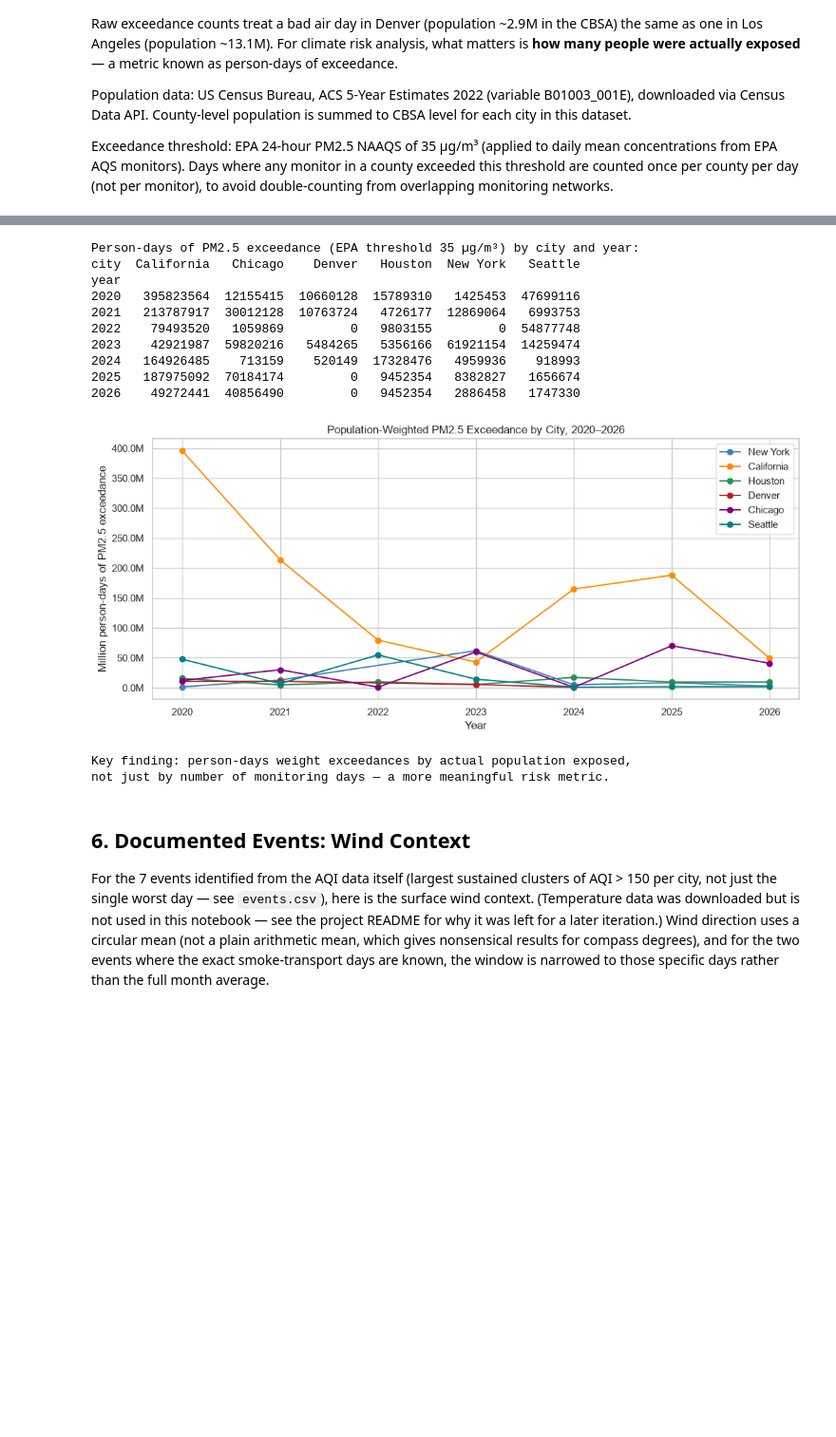
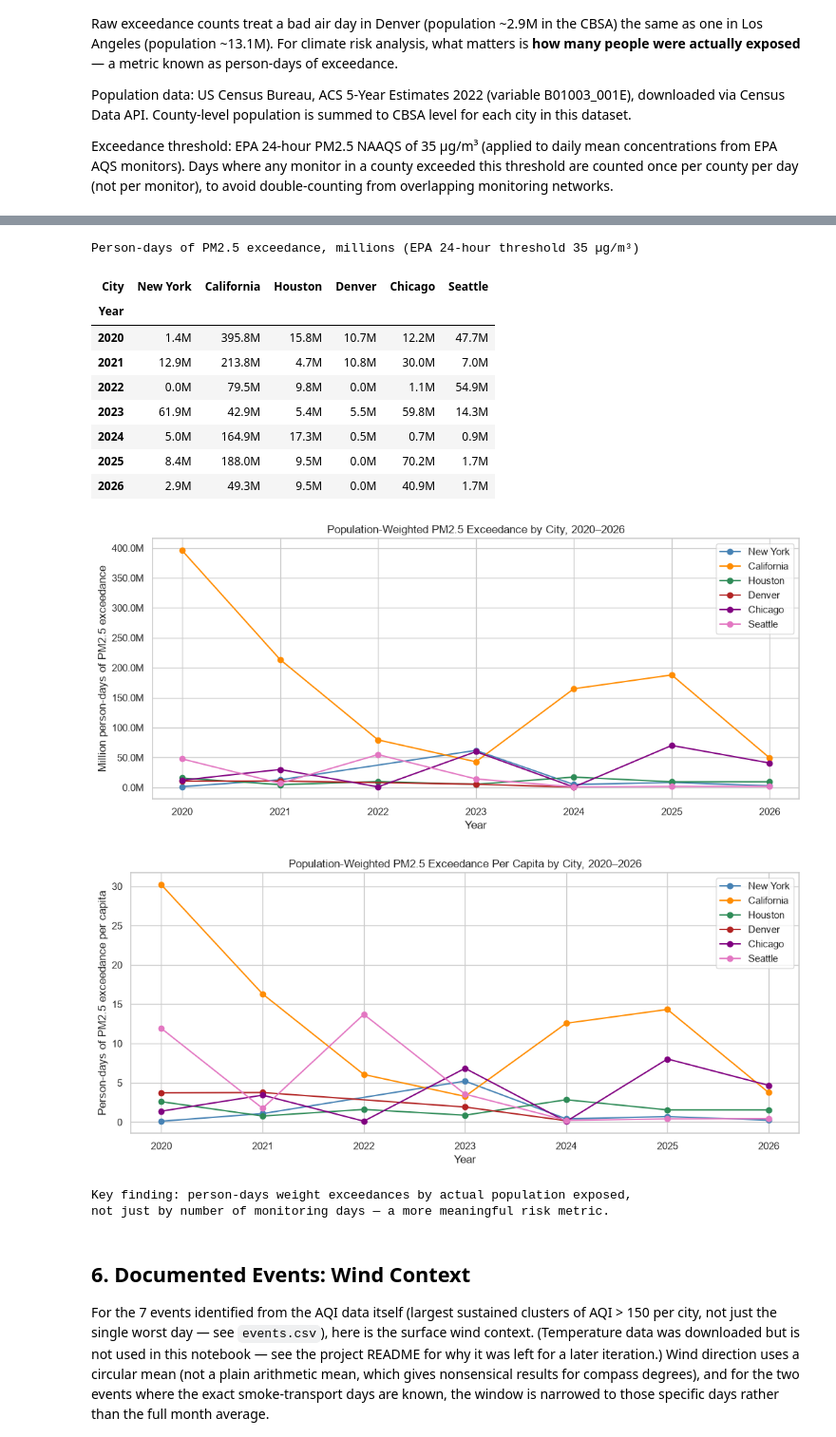
Before and after one commit to AlonsoSheila/air-quality-usa, a Jupyter notebook: air_quality_usa.ipynb, the cells around one changed output, grey strips where cells are left out. Shown at 95% size. Cells and saved outputs as stored; diff of their text form; code cells hidden in the pictures; blank space fills up the shorter version.

Commit message:
Improve Section 5.2 styled tables, Section 11 economic impact, conclusions formatting

```diff
--- a/air_quality_usa.ipynb
+++ b/air_quality_usa.ipynb
@@ -588,47 +587,80 @@ exceed_pop["person_days"] = (
 
 # Summary per city per year
 person_days_summary = (
     exceed_pop.groupby(["city", "year"])
     .agg(
         exceedance_days=("exceedance_days", "sum"),
         person_days=("person_days", "sum")
     )
     .reset_index()
 )
 
-print("Person-days of PM2.5 exceedance (EPA threshold 35 µg/m³) by city and year:")
-print(person_days_summary.pivot(index="year", columns="city", values="person_days")
-      .fillna(0).astype(int).to_string())
+pivot_pd_M = (person_days_summary.pivot(
+    index="year", columns="city", values="person_days"
+).fillna(0) / 1e6).round(1).reindex(columns=CITY_ORDER)
+
+pivot_pd_M.columns.name = "City"
+pivot_pd_M.index.name = "Year"
+display(pivot_pd_M.style
+    .format("{:.1f}M")
+    .background_gradient(cmap="YlOrRd", axis=None)
+    .set_caption("Person-days of PM2.5 exceedance, millions (EPA 24-hour threshold 35 µg/m³)")
+    .set_table_styles([
+        {"selector": "caption", "props": [("font-size", "13px"), ("font-weight", "bold")]}
+    ])
+)
+
 
 # Visualize
 fig, ax = plt.subplots(figsize=(11, 5))
 for city in CITY_ORDER:
     city_data = person_days_summary[person_days_summary["city"] == city]
     if len(city_data):
         ax.plot(city_data["year"], city_data["person_days"] / 1e6,
                 marker="o", label=city, color=CITY_COLOR[city])
 ax.set_ylabel("Million person-days of PM2.5 exceedance")
 ax.set_title("Population-Weighted PM2.5 Exceedance by City, 2020–2026")
 ax.set_xlabel("Year")
 ax.legend()
 ax.yaxis.set_major_formatter(plt.FuncFormatter(lambda x, _: f"{x:.1f}M"))
 plt.tight_layout()
 plt.show()
 
+# Per-capita line chart
+fig2, ax2 = plt.subplots(figsize=(11, 5))
+cbsa_pop_52 = pop_df.groupby("city")["population"].sum().reset_index()
+cbsa_pop_52.columns = ["city", "cbsa_population"]
+pd_percapita = person_days_summary.merge(cbsa_pop_52, on="city", how="left")
+pd_percapita["person_days_per_capita"] = pd_percapita["person_days"] / pd_percapita["cbsa_population"]
+
+for city in CITY_ORDER:
+    city_data = pd_percapita[pd_percapita["city"] == city]
+    if len(city_data) and city_data["person_days_per_capita"].sum() > 0:
+        ax2.plot(city_data["year"], city_data["person_days_per_capita"],
+                 marker="o", label=city, color=CITY_COLOR[city])
+ax2.set_ylabel("Person-days of PM2.5 exceedance per capita")
+ax2.set_title("Population-Weighted PM2.5 Exceedance Per Capita by City, 2020–2026")
+ax2.set_xlabel("Year")
+ax2.set_xticks(list(range(2020, 2027)))
+ax2.legend()
+plt.tight_layout()
+plt.show()
+
 print("\nKey finding: person-days weight exceedances by actual population exposed,")
 print("not just by number of monitoring days — a more meaningful risk metric.")
 # %% [output]
-Person-days of PM2.5 exceedance (EPA threshold 35 µg/m³) by city and year:
-city  California   Chicago    Denver   Houston  New York   Seattle
-year
-2020   395823564  12155415  10660128  15789310   1425453  47699116
-2021   213787917  30012128  10763724   4726177  12869064   6993753
-2022    79493520   1059869         0   9803155         0  54877748
-2023    42921987  59820216   5484265   5356166  61921154  14259474
-2024   164926485    713159    520149  17328476   4959936    918993
-2025   187975092  70184174         0   9452354   8382827   1656674
-2026    49272441  40856490         0   9452354   2886458   1747330
+Person-days of PM2.5 exceedance, millions (EPA 24-hour threshold 35 µg/m³)
+| City | New York | California | Houston | Denver | Chicago | Seattle |
+| Year |  |  |  |  |  |  |
+| 2020 | 1.4M | 395.8M | 15.8M | 10.7M | 12.2M | 47.7M |
+| 2021 | 12.9M | 213.8M | 4.7M | 10.8M | 30.0M | 7.0M |
+| 2022 | 0.0M | 79.5M | 9.8M | 0.0M | 1.1M | 54.9M |
+| 2023 | 61.9M | 42.9M | 5.4M | 5.5M | 59.8M | 14.3M |
+| 2024 | 5.0M | 164.9M | 17.3M | 0.5M | 0.7M | 0.9M |
+| 2025 | 8.4M | 188.0M | 9.5M | 0.0M | 70.2M | 1.7M |
+| 2026 | 2.9M | 49.3M | 9.5M | 0.0M | 40.9M | 1.7M |
-[figure, old version]
+[figure, new version]
+[figure, added]
 Key finding: person-days weight exceedances by actual population exposed,
 not just by number of monitoring days — a more meaningful risk metric.
 # %% [markdown]
```
Also changed, not shown: parts of 7 cells of this notebook, 1 other file.
